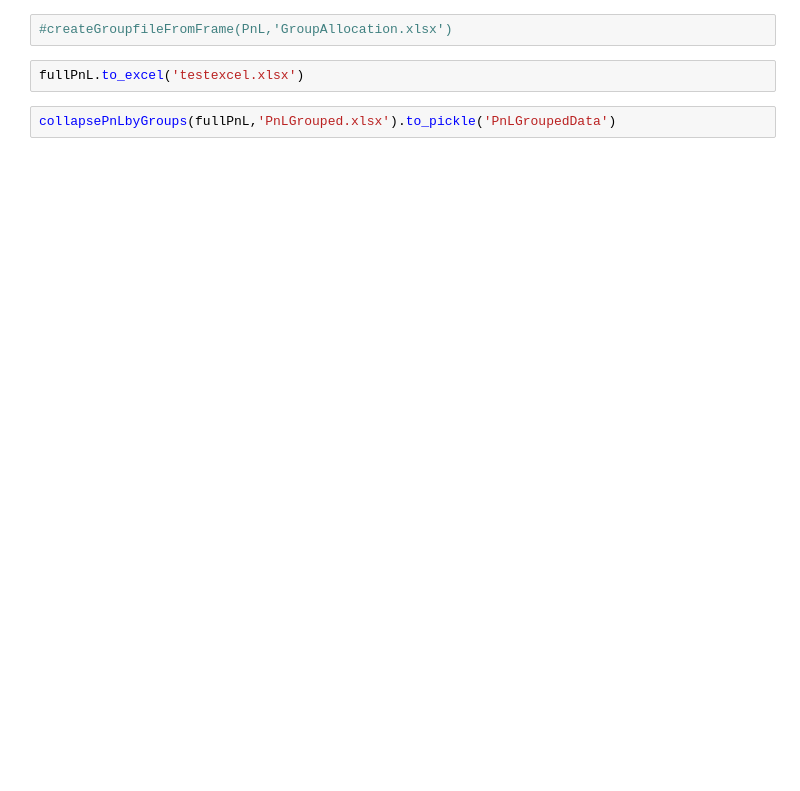
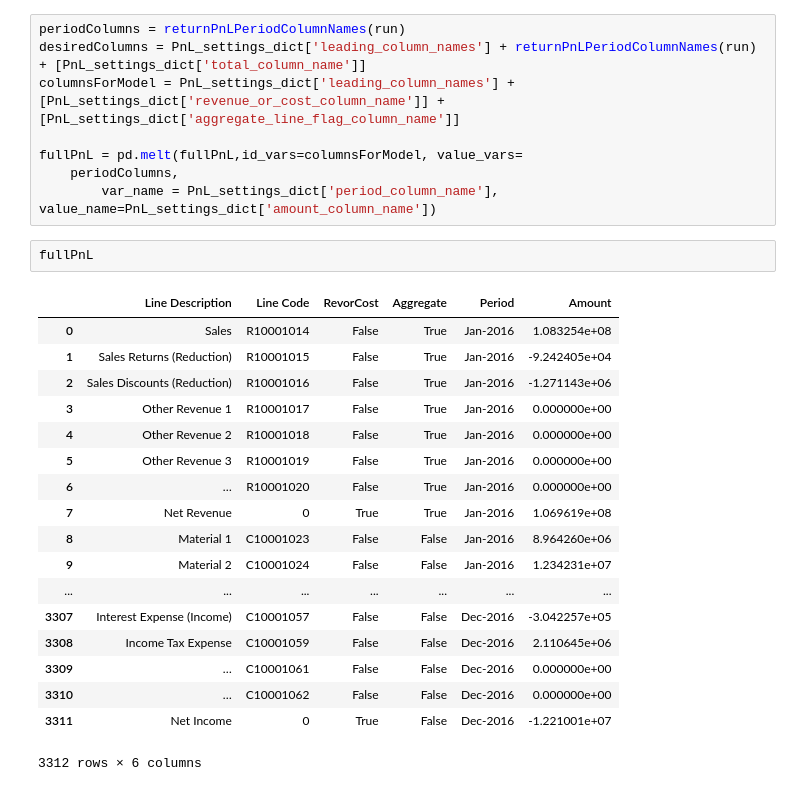
Before and after one commit to rohit-patel/profmodel, a Jupyter notebook: PythonCode/ProcessPnL.ipynb, the cells around one changed output. Saved outputs shown, nothing was run; the diff lists cells and outputs as text; blank space fills up the shorter version.

```diff
--- a/PythonCode/ProcessPnL.ipynb
+++ b/PythonCode/ProcessPnL.ipynb
@@ -131,7 +110,30 @@ fullPnL
 276 rows × 18 columns
-# %%
-#createGroupfileFromFrame(PnL,'GroupAllocation.xlsx')
-# %%
-fullPnL.to_excel('testexcel.xlsx')
-# %%
-collapsePnLbyGroups(fullPnL,'PnLGrouped.xlsx').to_pickle('PnLGroupedData')
+# %%
+periodColumns = returnPnLPeriodColumnNames(run)
+desiredColumns = PnL_settings_dict['leading_column_names'] + returnPnLPeriodColumnNames(run) + [PnL_settings_dict['total_column_name']]
+columnsForModel = PnL_settings_dict['leading_column_names'] +[PnL_settings_dict['revenue_or_cost_column_name']] + [PnL_settings_dict['aggregate_line_flag_column_name']]
+
+fullPnL = pd.melt(fullPnL,id_vars=columnsForModel, value_vars=
+    periodColumns,
+        var_name = PnL_settings_dict['period_column_name'], value_name=PnL_settings_dict['amount_column_name'])
+# %%
+fullPnL
+# %% [output]
+|  | Line Description | Line Code | RevorCost | Aggregate | Period | Amount |
+| 0 | Sales | R10001014 | False | True | Jan-2016 | 1.083254e+08 |
+| 1 | Sales Returns (Reduction) | R10001015 | False | True | Jan-2016 | -9.242405e+04 |
+| 2 | Sales Discounts (Reduction) | R10001016 | False | True | Jan-2016 | -1.271143e+06 |
+| 3 | Other Revenue 1 | R10001017 | False | True | Jan-2016 | 0.000000e+00 |
+| 4 | Other Revenue 2 | R10001018 | False | True | Jan-2016 | 0.000000e+00 |
+| 5 | Other Revenue 3 | R10001019 | False | True | Jan-2016 | 0.000000e+00 |
+| 6 | … | R10001020 | False | True | Jan-2016 | 0.000000e+00 |
+| 7 | Net Revenue | 0 | True | True | Jan-2016 | 1.069619e+08 |
+| 8 | Material 1 | C10001023 | False | False | Jan-2016 | 8.964260e+06 |
+| 9 | Material 2 | C10001024 | False | False | Jan-2016 | 1.234231e+07 |
+| ... | ... | ... | ... | ... | ... | ... |
+| 3307 | Interest Expense (Income) | C10001057 | False | False | Dec-2016 | -3.042257e+05 |
+| 3308 | Income Tax Expense | C10001059 | False | False | Dec-2016 | 2.110645e+06 |
+| 3309 | … | C10001061 | False | False | Dec-2016 | 0.000000e+00 |
+| 3310 | … | C10001062 | False | False | Dec-2016 | 0.000000e+00 |
+| 3311 | Net Income | 0 | True | False | Dec-2016 | -1.221001e+07 |
+3312 rows × 6 columns
```
Also changed, not shown: parts of 5 cells of this notebook, 18 other files.
